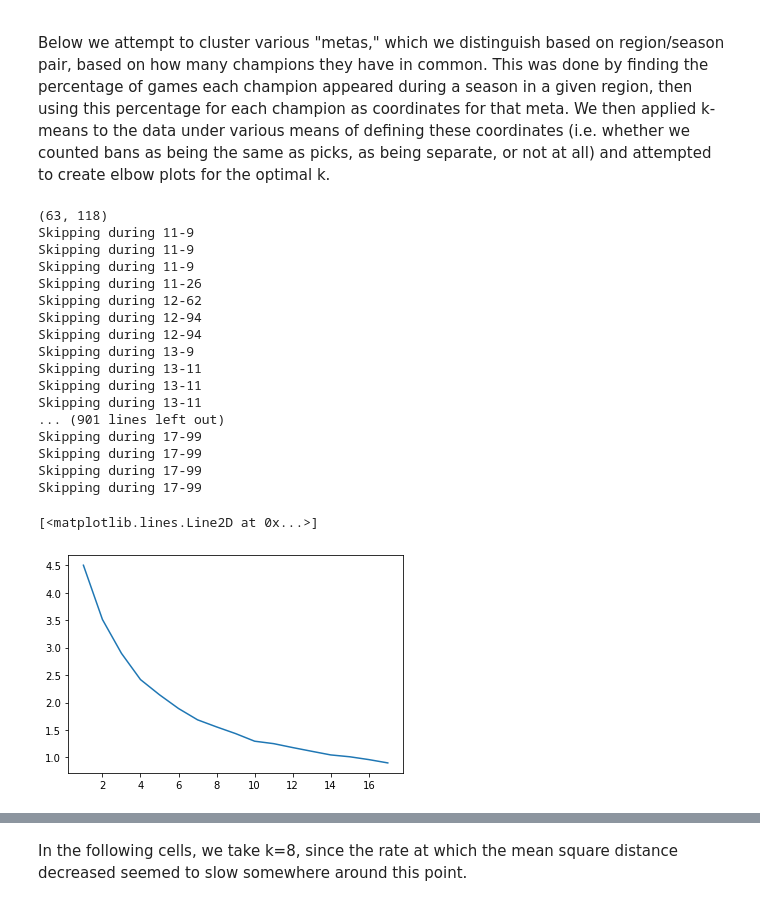
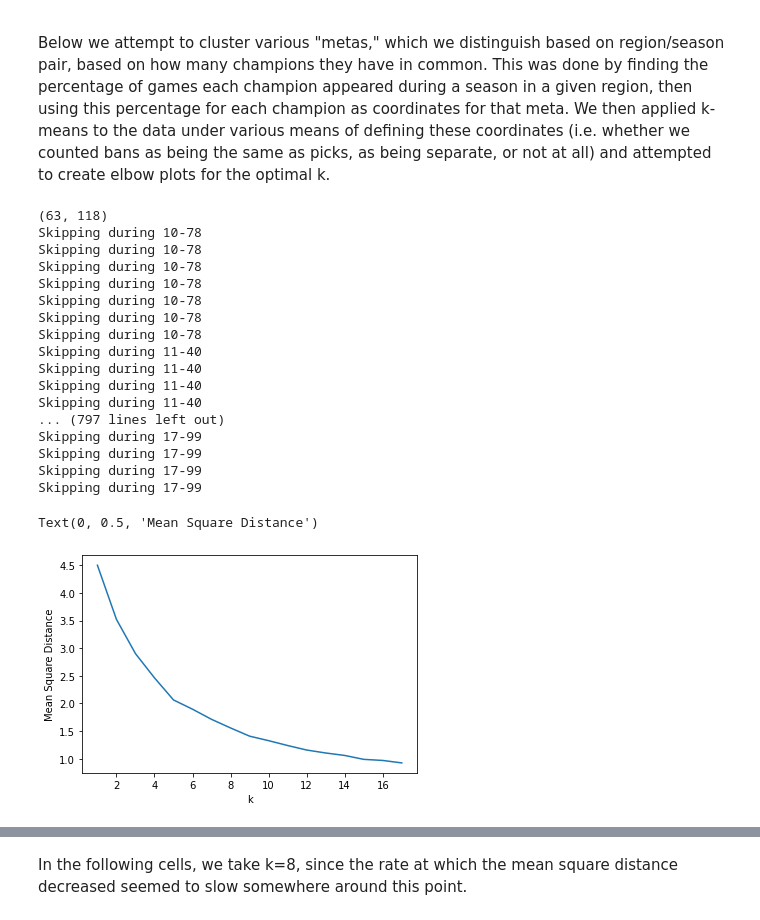
Before and after one commit to bjkim00/CSCI4022_Final_Project, a Jupyter notebook: Final Project.ipynb, the cells around one changed output, grey strips where cells are left out. Cells and saved outputs as stored; diff of their text form; code cells hidden in the pictures.

```diff
--- a/Final Project.ipynb
+++ b/Final Project.ipynb
@@ -75,12 +75,14 @@ def get_counts(data, regions, s, mode = None): # modes: None/all, picks, presenc
         b_basket = []
         r_basket = []
 
-        for champ in [x.strip() for x in row[7].replace("'", "").replace('[', '').replace(']', '').split(',')]: # for every champion banned by blue
-            b_basket.append(key1(champ))
+        if not mode == 'picks':
+            for champ in [x.strip() for x in row[7].replace("'", "").replace('[', '').replace(']', '').split(',')]: # for every champion banned by blue
+                b_basket.append(key1(champ))
         for champ in row[9:14]: # for every champion present on blue
             b_basket.append(key2(champ))
-        for champ in [x.strip() for x in row[8].replace("'", "").replace('[', '').replace(']', '').split(',')]: # for every champion banned by red
-            r_basket.append(key1(champ))
+        if not mode == 'picks':
+            for champ in [x.strip() for x in row[8].replace("'", "").replace('[', '').replace(']', '').split(',')]: # for every champion banned by red
+                r_basket.append(key1(champ))
         for champ in row[14:]: # for every champion present on red
             r_basket.append(key2(champ))
 
@@ -429,50 +431,50 @@ s = 0.10
 # get counts, convert to data vectors to use for clustering
 game_counts, champ_counts, champ_pair_counts = get_counts(data_less, all_regions, s, 'presence')
 vecs, champ_list, regions = get_vecs(champ_counts, game_counts)
 print(vecs.shape)
 
 k_vals = list(range(1, 18))
 errs = [] # mean squared distance from centroid for each k (not technically an "error" but these are my variables and I name these what I want)
 n = 100 # number of times to run for each value of k
 
 for k in k_vals:
     err = []
     for j in range(n):
         centroids, clusters = None, None
         iters = 0
         while clusters is None:
             iters += 1
             centroids, clusters = k_means(vecs, k)
             if iters >= 10: # skip if cannot quickly find initial conditions that result in an empty cluster, bc I would like this to complete before I am dead
-                print('Skipping during ' + str(k) + '-' + str(j))
+                print('Skipping during ' + str(k) + '-' + str(j)) # note that this happens a lot for higher k, but we don't really care, only cluster at that high of k for plotting purposes
                 continue
         for i in range(len(clusters)): # add square distance from corresponding centroid for each data point
             err.append(np.linalg.norm(vecs[i, :] - centroids[clusters[i]])**2)
     errs.append(np.mean(err))
 
 plt.plot(k_vals, errs)
-plt.xtitle('k')
-plt.ytitle('Mean Square Distance')
+plt.xlabel('k')
+plt.ylabel('Mean Square Distance')
 # %% [output]
 (63, 118)
-Skipping during 11-9
-Skipping during 11-9
-Skipping during 11-9
-Skipping during 11-26
-Skipping during 12-62
-Skipping during 12-94
-Skipping during 12-94
-Skipping during 13-9
-Skipping during 13-11
-Skipping during 13-11
-Skipping during 13-11
-... (901 lines left out)
+Skipping during 10-78
+Skipping during 10-78
+Skipping during 10-78
+Skipping during 10-78
+Skipping during 10-78
+Skipping during 10-78
+Skipping during 10-78
+Skipping during 11-40
+Skipping during 11-40
+Skipping during 11-40
+Skipping during 11-40
+... (797 lines left out)
 Skipping during 17-99
 Skipping during 17-99
 Skipping during 17-99
 Skipping during 17-99
-[<matplotlib.lines.Line2D at 0x...>]
+Text(0, 0.5, 'Mean Square Distance')
-[figure, old version]
+[figure, new version]
 # %%
 # pretend this cell has the same comments as previous one
 
```
Also changed, not shown: parts of 2 cells of this notebook.
